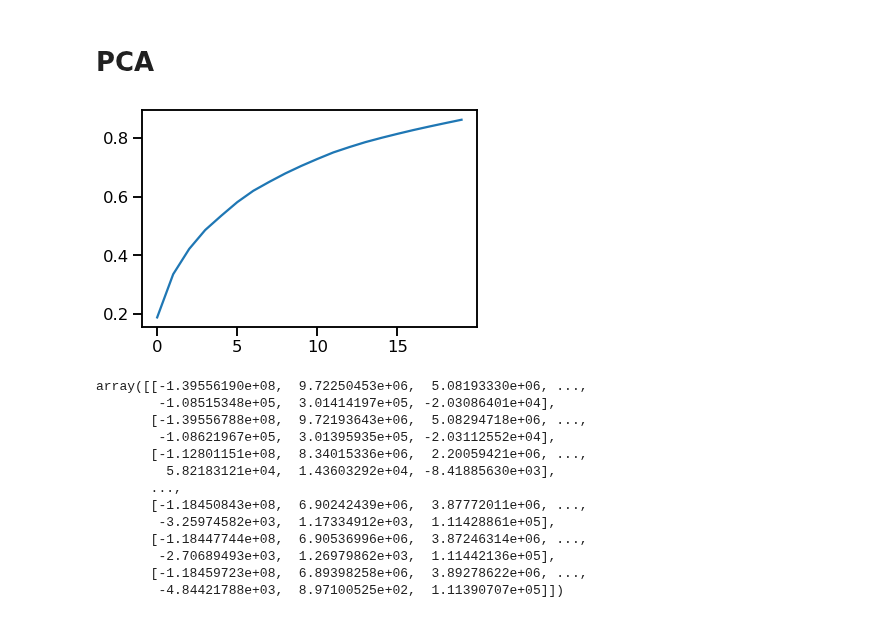
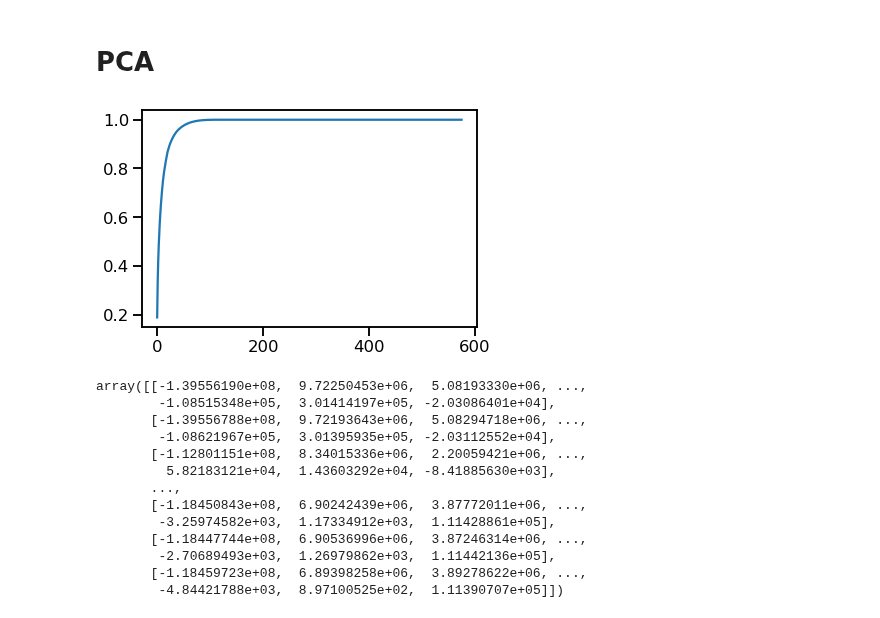
Before and after one commit to anras5/Criteo-Search-Data, a Jupyter notebook: main_notebook.ipynb, the cells around one changed output. Cells and saved outputs as stored; diff of their text form; code cells hidden in the pictures.

```diff
--- a/main_notebook.ipynb
+++ b/main_notebook.ipynb
@@ -780,14 +783,14 @@ array([[-0.08550089, -1.35723081, -1.2626014 , ..., -3.10278361,
 # %% [markdown]
 # PCA
 # %%
-pca2 = PCA()
+pca = PCA()
 pca.fit(df1_scaled)
 cumsum = np.cumsum(pca.explained_variance_ratio_)
 
 plt.plot(cumsum)
 plt.show()
 # %% [output]
-[figure, old version]
+[figure, new version]
 # %%
 # ograniczenie do 20
 pca = PCA(n_components=20)
```
Also changed, not shown: parts of 8 cells of this notebook.
